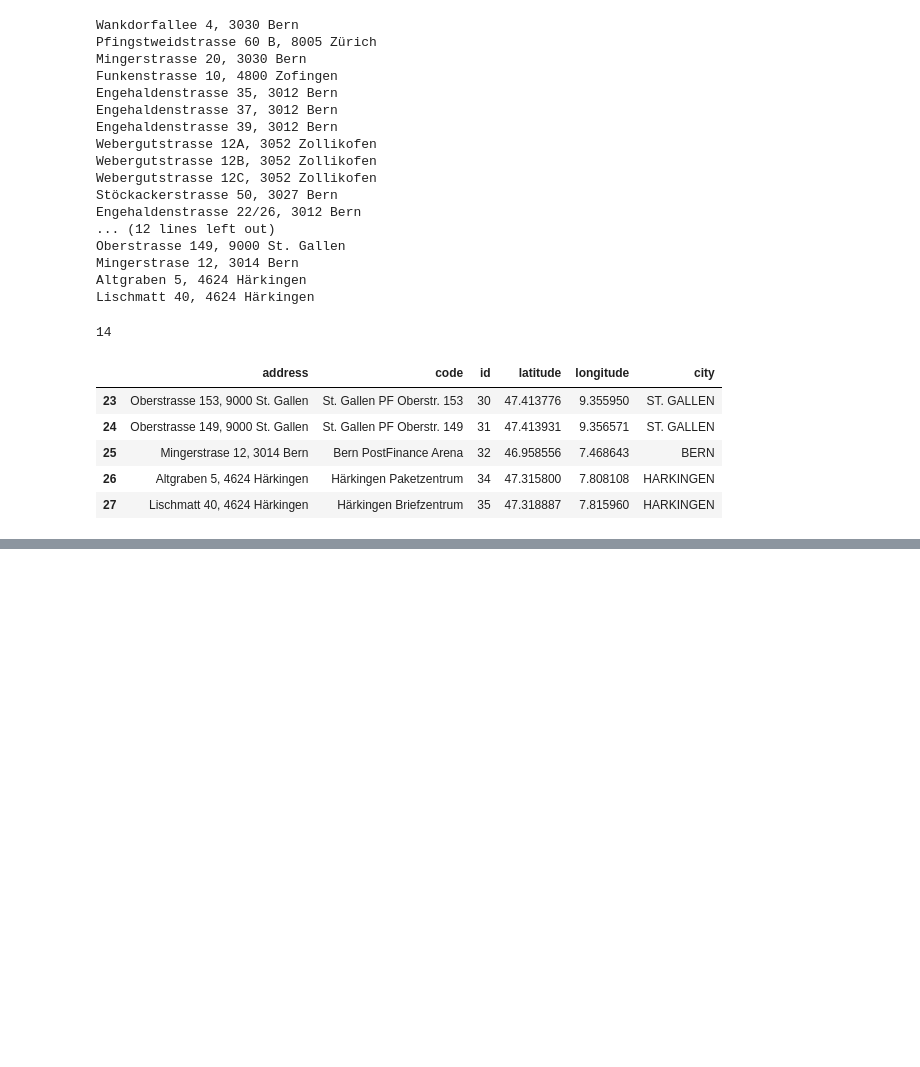
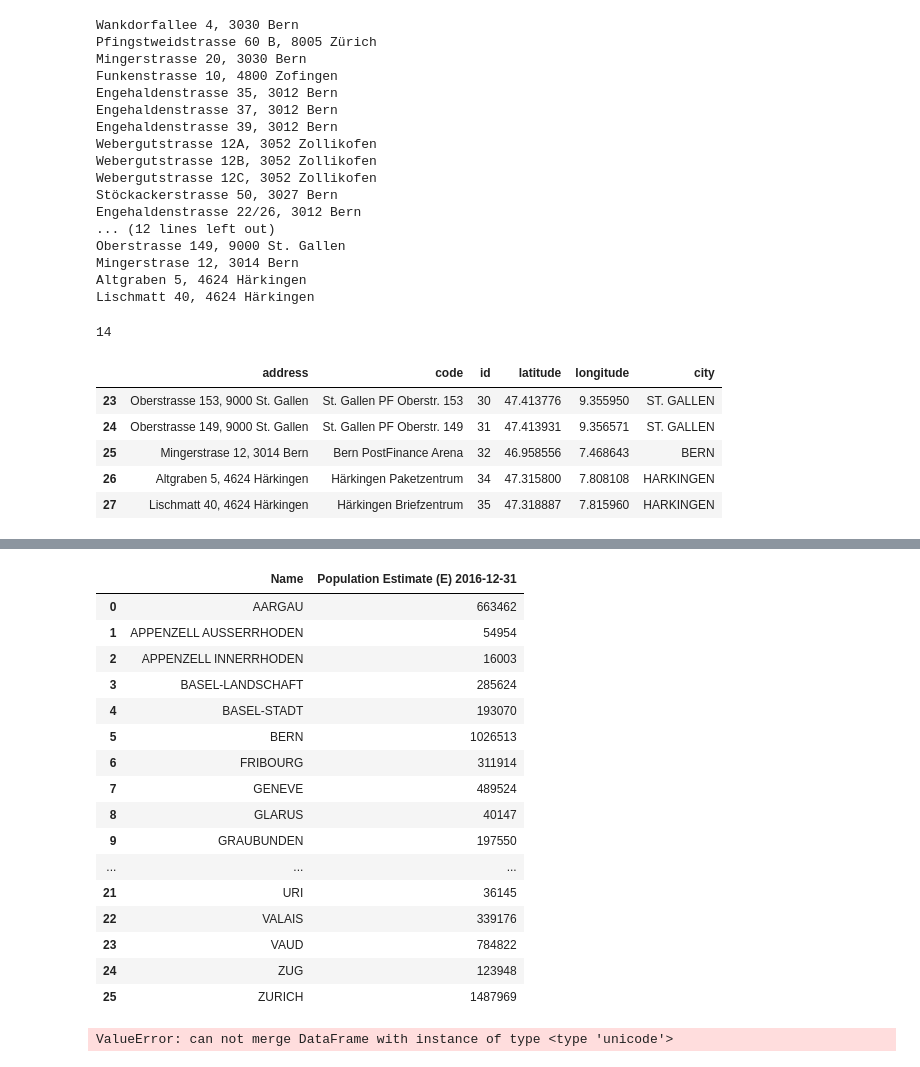
Before and after one commit to gaalocastillo/hacking_utopia, a Jupyter notebook: scripts/utils.ipynb, the cells around one changed output, grey strips where cells are left out. Drawn from its saved outputs; the diff is of its cells as text; code cells hidden in the pictures; blank space fills up the shorter version.

```diff
--- a/scripts/utils.ipynb
+++ b/scripts/utils.ipynb
@@ -174,0 +195,25 @@ df.tail()
+# %%
+cities["Name"]= cities["Name"].apply(lambda x: elimina_tildes_utf(x.replace(u'\xa0', u' ')))
+cities
+# %% [output]
+|  | Name | Population Estimate (E) 2016-12-31 |
+| 0 | AARGAU | 663462 |
+| 1 | APPENZELL AUSSERRHODEN | 54954 |
+| 2 | APPENZELL INNERRHODEN | 16003 |
+| 3 | BASEL-LANDSCHAFT | 285624 |
+| 4 | BASEL-STADT | 193070 |
+| 5 | BERN | 1026513 |
+| 6 | FRIBOURG | 311914 |
+| 7 | GENEVE | 489524 |
+| 8 | GLARUS | 40147 |
+| 9 | GRAUBUNDEN | 197550 |
+| ... | ... | ... |
+| 21 | URI | 36145 |
+| 22 | VALAIS | 339176 |
+| 23 | VAUD | 784822 |
+| 24 | ZUG | 123948 |
+| 25 | ZURICH | 1487969 |
+# %%
+data = data.merge(name, left_on="Canton", right_on="Name", how = "outer")
+# %% [output]
+ValueError: can not merge DataFrame with instance of type <type 'unicode'>
```
Also changed, not shown: parts of 6 cells of this notebook, 3 other files.
